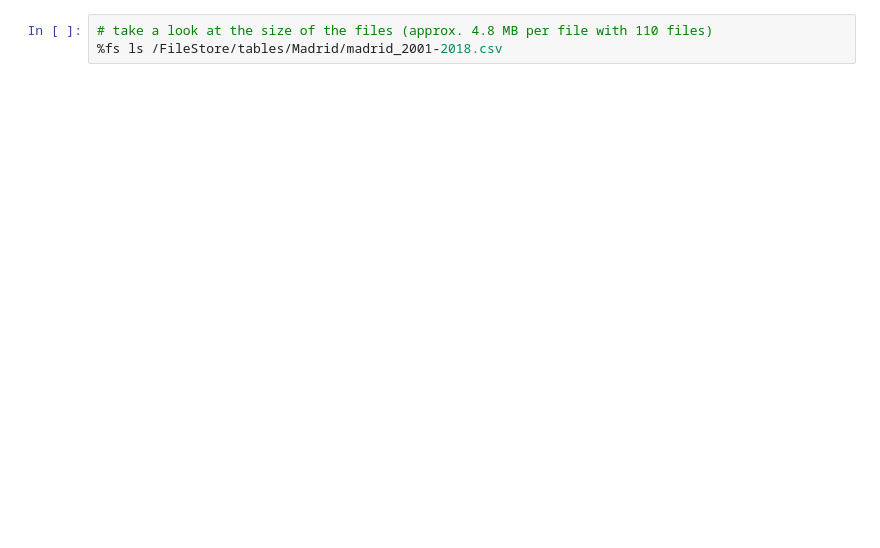
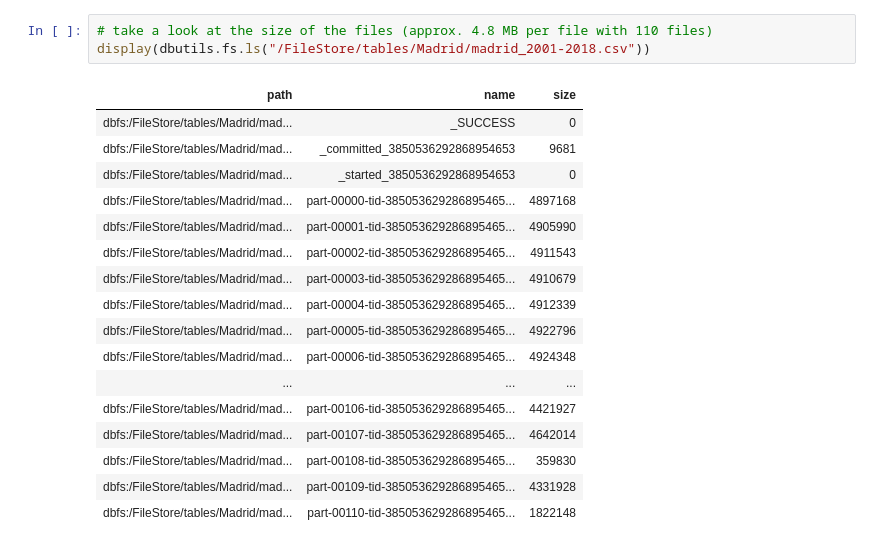
Before and after one commit to TSchiefer/IE_BigData_Project, a Jupyter notebook: Madrid-final_2019_01_12.ipynb, the cells around one changed output. Cells and saved outputs as stored; diff of their text form; blank space fills up the shorter version.

Commit message:
display(dbutils.fs.ls('...'))

```diff
--- a/Madrid-final_2019_01_12.ipynb
+++ b/Madrid-final_2019_01_12.ipynb
@@ -174,6 +230,24 @@ air_df_new.write.csv("/FileStore/tables/Madrid/madrid_2001-2018.csv", sep=",",he
 # %%
 # take a look at the size of the files (approx. 4.8 MB per file with 110 files)
-%fs ls /FileStore/tables/Madrid/madrid_2001-2018.csv
+display(dbutils.fs.ls("/FileStore/tables/Madrid/madrid_2001-2018.csv"))
+# %% [output]
+| path | name | size |
+| dbfs:/FileStore/tables/Madrid/mad... | _SUCCESS | 0 |
+| dbfs:/FileStore/tables/Madrid/mad... | _committed_3850536292868954653 | 9681 |
+| dbfs:/FileStore/tables/Madrid/mad... | _started_3850536292868954653 | 0 |
+| dbfs:/FileStore/tables/Madrid/mad... | part-00000-tid-385053629286895465... | 4897168 |
+| dbfs:/FileStore/tables/Madrid/mad... | part-00001-tid-385053629286895465... | 4905990 |
+| dbfs:/FileStore/tables/Madrid/mad... | part-00002-tid-385053629286895465... | 4911543 |
+| dbfs:/FileStore/tables/Madrid/mad... | part-00003-tid-385053629286895465... | 4910679 |
+| dbfs:/FileStore/tables/Madrid/mad... | part-00004-tid-385053629286895465... | 4912339 |
+| dbfs:/FileStore/tables/Madrid/mad... | part-00005-tid-385053629286895465... | 4922796 |
+| dbfs:/FileStore/tables/Madrid/mad... | part-00006-tid-385053629286895465... | 4924348 |
+| ... | ... | ... |
+| dbfs:/FileStore/tables/Madrid/mad... | part-00106-tid-385053629286895465... | 4421927 |
+| dbfs:/FileStore/tables/Madrid/mad... | part-00107-tid-385053629286895465... | 4642014 |
+| dbfs:/FileStore/tables/Madrid/mad... | part-00108-tid-385053629286895465... | 359830 |
+| dbfs:/FileStore/tables/Madrid/mad... | part-00109-tid-385053629286895465... | 4331928 |
+| dbfs:/FileStore/tables/Madrid/mad... | part-00110-tid-385053629286895465... | 1822148 |
 # %%
 # now store the same data as Parquet file(s)
 dbutils.fs.rm("/FileStore/tables/Madrid/madrid_2001-2018.parquet", True)
```
Also changed, not shown: parts of 72 cells of this notebook.
